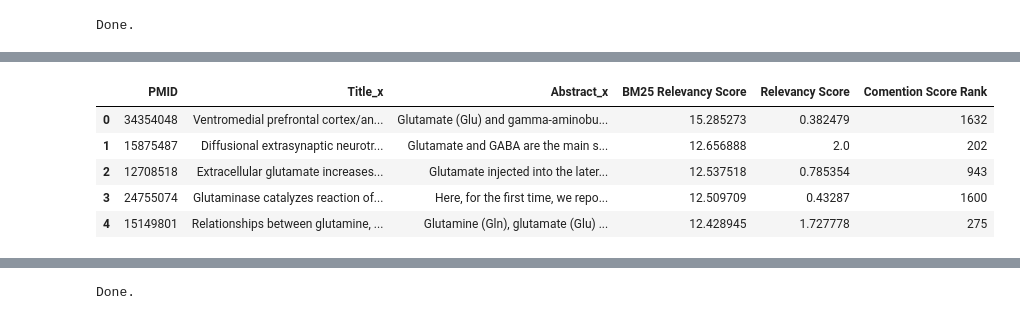
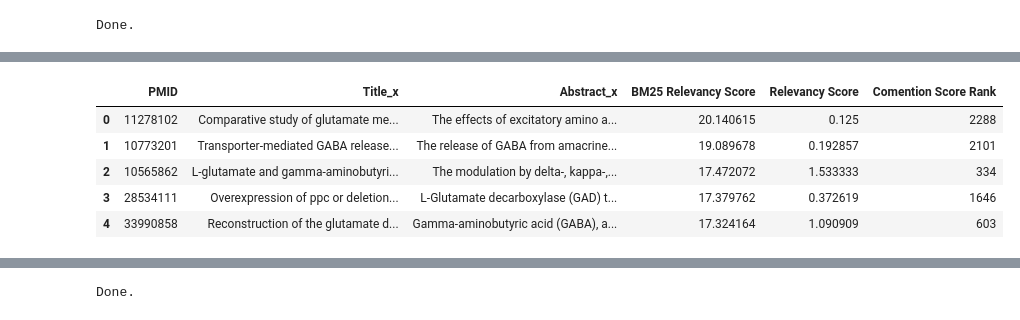
Before and after one commit to DanielTatem11/IR-IEPipelineForBioMedResearch, a Jupyter notebook: SimplifiedRetrievalPipeline.ipynb, the cells around one changed output, grey strips where cells are left out. Drawn from its saved outputs; the diff is of its cells as text; code cells hidden in the pictures.

Commit message:
Scispacy applied to bm25
Python style changes included

```diff
--- a/SimplifiedRetrievalPipeline.ipynb
+++ b/SimplifiedRetrievalPipeline.ipynb
@@ -618,12 +523,14 @@ def bm_reranking(records, query_terms):
                 # TODO: Stop rewriting this indexing mess every time.
                 abstract_text = str(record['PubmedArticle'][0]['MedlineCitation']['Article']['Abstract']['AbstractText'])
                 # Process the abstract
+                #doc = nlp(abstract_text)
+                #Preprocess abstracts with punct and stopword removal
+                abstract_text_clean = re.sub(r'/', ' ', abstract_text) #removes / characters because of unique case involving scispacy NER, combines query1/query2 into an unrecognizable token
+                doc = nlp(abstract_text_clean)
+                #removes punctuation that does not indicate the end of a sentence
+                text_no_punct = [token.text for token in doc if not (token.is_punct or token.is_left_punct or token.is_right_punct) or (token.text ==  ("." or "!" or "?"))]
+                token_abstracts.append(text_no_punct)
 
-                #doc = nlp(abstract_text)
-
-                #Preprocess abstracts with punct and stopword removal
-                clean_abstract_text = preprocess(abstract_text)
-                token_abstracts.append(clean_abstract_text.split(" "))
                 #dataframe collection
                 pmids.append(pmid)
                 titles.append(str(record['PubmedArticle'][0]['MedlineCitation']['Article']['ArticleTitle']))
@@ -656,3 +656,10 @@ Record indexed at 4843 PMID not found.
+# %%
+def calc_relevancy_score(proximity_count):
+    if (len(proximity_count) != 0):
+        relevancy_score = sum([1/count for count in proximity_count])
+    else:
+        relevancy_score = 0
+    return relevancy_score
 # %%
 """
 Documentation for reranking()
@@ -715,10 +722,8 @@ def reranking(records, query_terms):
 
                 # DataFrame data collection
                 pmids.append(pmid)
-                if (len(proximity_count) != 0):
-                    relevancy_score[pmid] = sum([1/count for count in proximity_count])
-                else:
-                    relevancy_score[pmid] = 0
+                relevancy_score[pmid] = calc_relevancy_score(proximity_count)
+
                 titles.append(str(record['PubmedArticle'][0]['MedlineCitation']['Article']['ArticleTitle']))
                 try:
                     abstract_text = "".join(str(i) for i in (record['PubmedArticle'][0]['MedlineCitation']['Article']['Abstract']['AbstractText']))
@@ -815,11 +820,11 @@ bmrankings_mergedtop15.head()
 # %%
-bmcomparison =  bmrankings_mergedtop15.filter(['PMID','Title_x','Abstract_x', 'BM25 Relevancy Score','Relevancy Score', 'Comention Score Rank'], axis=1)
-bmcomparison.head()
+bm_comparison =  bmrankings_mergedtop15.filter(['PMID','Title_x','Abstract_x', 'BM25 Relevancy Score','Relevancy Score', 'Comention Score Rank'], axis=1)
+bm_comparison.head()
 # %% [output]
 |  | PMID | Title_x | Abstract_x | BM25 Relevancy Score | Relevancy Score | Comention Score Rank |
-| 0 | 34354048 | Ventromedial prefrontal cortex/an... | Glutamate (Glu) and gamma-aminobu... | 15.285273 | 0.382479 | 1632 |
-| 1 | 15875487 | Diffusional extrasynaptic neurotr... | Glutamate and GABA are the main s... | 12.656888 | 2.0 | 202 |
-| 2 | 12708518 | Extracellular glutamate increases... | Glutamate injected into the later... | 12.537518 | 0.785354 | 943 |
-| 3 | 24755074 | Glutaminase catalyzes reaction of... | Here, for the first time, we repo... | 12.509709 | 0.43287 | 1600 |
-| 4 | 15149801 | Relationships between glutamine, ... | Glutamine (Gln), glutamate (Glu) ... | 12.428945 | 1.727778 | 275 |
+| 0 | 11278102 | Comparative study of glutamate me... | The effects of excitatory amino a... | 20.140615 | 0.125 | 2288 |
+| 1 | 10773201 | Transporter-mediated GABA release... | The release of GABA from amacrine... | 19.089678 | 0.192857 | 2101 |
+| 2 | 10565862 | L-glutamate and gamma-aminobutyri... | The modulation by delta-, kappa-,... | 17.472072 | 1.533333 | 334 |
+| 3 | 28534111 | Overexpression of ppc or deletion... | L-Glutamate decarboxylase (GAD) t... | 17.379762 | 0.372619 | 1646 |
+| 4 | 33990858 | Reconstruction of the glutamate d... | Gamma-aminobutyric acid (GABA), a... | 17.324164 | 1.090909 | 603 |
 # %%
```
Also changed, not shown: parts of 19 cells of this notebook.
